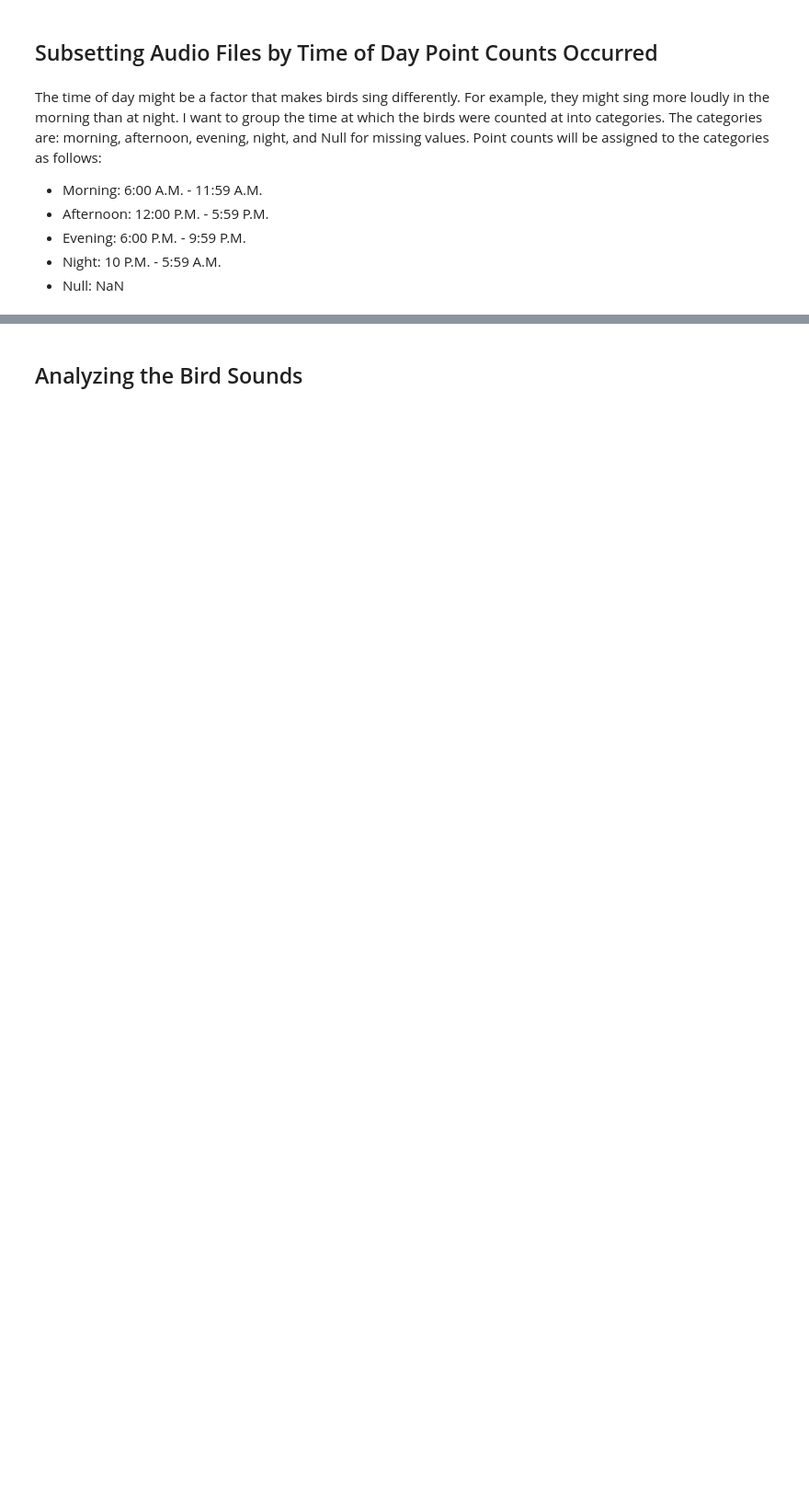
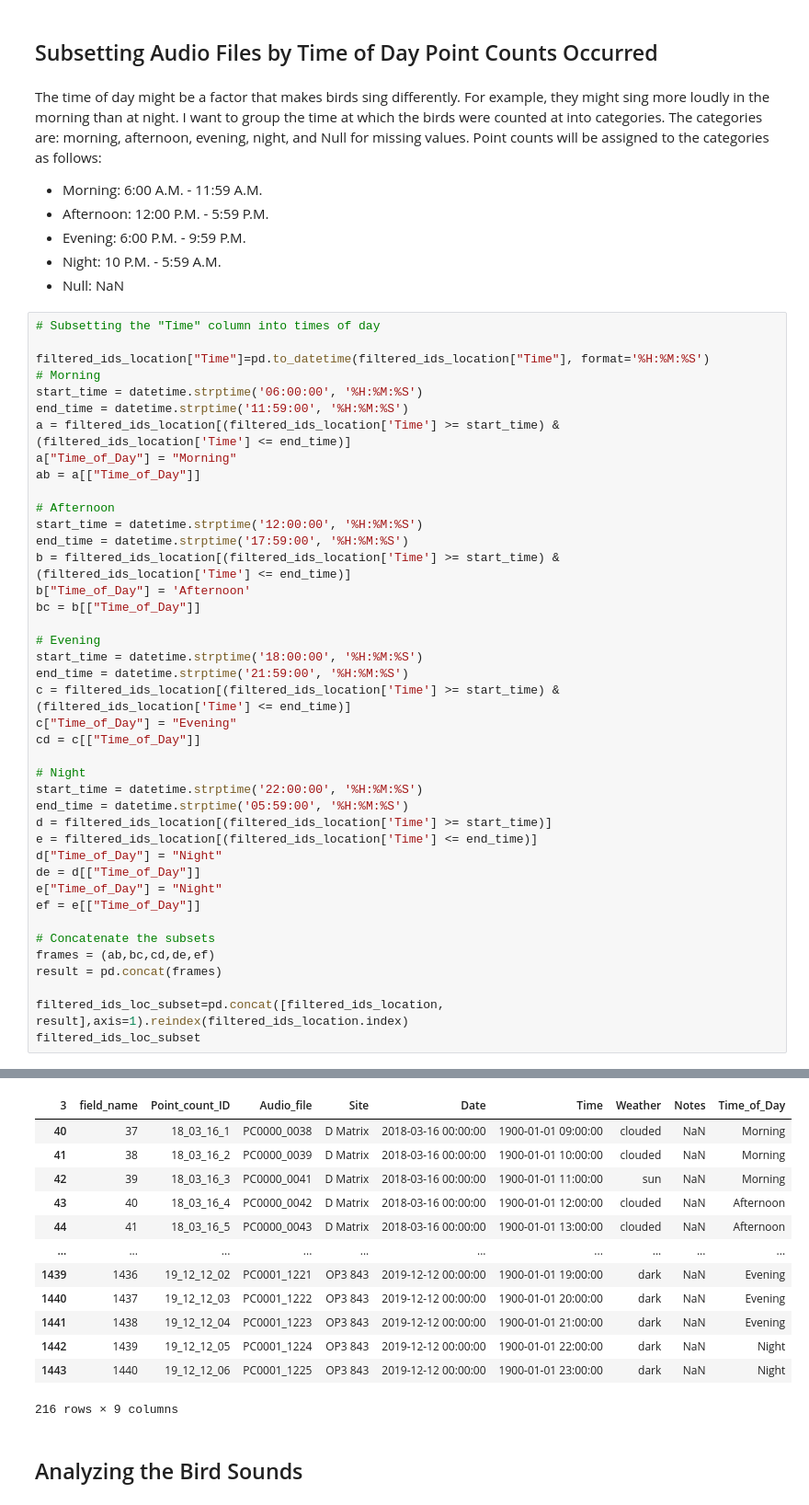
Before and after one commit to sarakabariti/Data_Science_Acoustic_Monitoring_Project, a Jupyter notebook: acoustic_monitoring_project.ipynb, the cells around one changed output, grey strips where cells are left out. Shown: that part at 92% size. Saved outputs shown, nothing was run; the diff lists cells and outputs as text; blank space fills up the shorter version.

```diff
--- a/acoustic_monitoring_project.ipynb
+++ b/acoustic_monitoring_project.ipynb
@@ -379,3 +533,45 @@ The time of day might be a factor that makes birds sing differently. For example
 - Evening: 6:00 P.M. - 9:59 P.M.
 - Night: 10 P.M. - 5:59 A.M.
 - Null: NaN
+# %%
+# Subsetting the "Time" column into times of day
+
+filtered_ids_location["Time"]=pd.to_datetime(filtered_ids_location["Time"], format='%H:%M:%S')
+# Morning
+start_time = datetime.strptime('06:00:00', '%H:%M:%S')
+end_time = datetime.strptime('11:59:00', '%H:%M:%S')
+a = filtered_ids_location[(filtered_ids_location['Time'] >= start_time) & (filtered_ids_location['Time'] <= end_time)]
+a["Time_of_Day"] = "Morning"
+ab = a[["Time_of_Day"]]
+
+# Afternoon
+start_time = datetime.strptime('12:00:00', '%H:%M:%S')
+end_time = datetime.strptime('17:59:00', '%H:%M:%S')
+b = filtered_ids_location[(filtered_ids_location['Time'] >= start_time) & (filtered_ids_location['Time'] <= end_time)]
+b["Time_of_Day"] = 'Afternoon'
+bc = b[["Time_of_Day"]]
+
+# Evening
+start_time = datetime.strptime('18:00:00', '%H:%M:%S')
+end_time = datetime.strptime('21:59:00', '%H:%M:%S')
+c = filtered_ids_location[(filtered_ids_location['Time'] >= start_time) & (filtered_ids_location['Time'] <= end_time)]
+c["Time_of_Day"] = "Evening"
+cd = c[["Time_of_Day"]]
+
+# Night
+start_time = datetime.strptime('22:00:00', '%H:%M:%S')
+end_time = datetime.strptime('05:59:00', '%H:%M:%S')
+d = filtered_ids_location[(filtered_ids_location['Time'] >= start_time)]
+e = filtered_ids_location[(filtered_ids_location['Time'] <= end_time)]
+d["Time_of_Day"] = "Night"
+de = d[["Time_of_Day"]]
+e["Time_of_Day"] = "Night"
+ef = e[["Time_of_Day"]]
+
+# Concatenate the subsets
+frames = (ab,bc,cd,de,ef)
+result = pd.concat(frames)
+
+filtered_ids_loc_subset=pd.concat([filtered_ids_location, result],axis=1).reindex(filtered_ids_location.index)
+filtered_ids_loc_subset
+# %% [output]
@@ -382,2 +595,15 @@ The time of day might be a factor that makes birds sing differently. For example
+| 3 | field_name | Point_count_ID | Audio_file | Site | Date | Time | Weather | Notes | Time_of_Day |
+| 40 | 37 | 18_03_16_1 | PC0000_0038 | D Matrix | 2018-03-16 00:00:00 | 1900-01-01 09:00:00 | clouded | NaN | Morning |
+| 41 | 38 | 18_03_16_2 | PC0000_0039 | D Matrix | 2018-03-16 00:00:00 | 1900-01-01 10:00:00 | clouded | NaN | Morning |
+| 42 | 39 | 18_03_16_3 | PC0000_0041 | D Matrix | 2018-03-16 00:00:00 | 1900-01-01 11:00:00 | sun | NaN | Morning |
+| 43 | 40 | 18_03_16_4 | PC0000_0042 | D Matrix | 2018-03-16 00:00:00 | 1900-01-01 12:00:00 | clouded | NaN | Afternoon |
+| 44 | 41 | 18_03_16_5 | PC0000_0043 | D Matrix | 2018-03-16 00:00:00 | 1900-01-01 13:00:00 | clouded | NaN | Afternoon |
+| ... | ... | ... | ... | ... | ... | ... | ... | ... | ... |
+| 1439 | 1436 | 19_12_12_02 | PC0001_1221 | OP3 843 | 2019-12-12 00:00:00 | 1900-01-01 19:00:00 | dark | NaN | Evening |
+| 1440 | 1437 | 19_12_12_03 | PC0001_1222 | OP3 843 | 2019-12-12 00:00:00 | 1900-01-01 20:00:00 | dark | NaN | Evening |
+| 1441 | 1438 | 19_12_12_04 | PC0001_1223 | OP3 843 | 2019-12-12 00:00:00 | 1900-01-01 21:00:00 | dark | NaN | Evening |
+| 1442 | 1439 | 19_12_12_05 | PC0001_1224 | OP3 843 | 2019-12-12 00:00:00 | 1900-01-01 22:00:00 | dark | NaN | Night |
+| 1443 | 1440 | 19_12_12_06 | PC0001_1225 | OP3 843 | 2019-12-12 00:00:00 | 1900-01-01 23:00:00 | dark | NaN | Night |
+216 rows × 9 columns
 # %% [markdown]
 ## Analyzing the Bird Sounds
```
Also changed, not shown: parts of 18 cells of this notebook.
